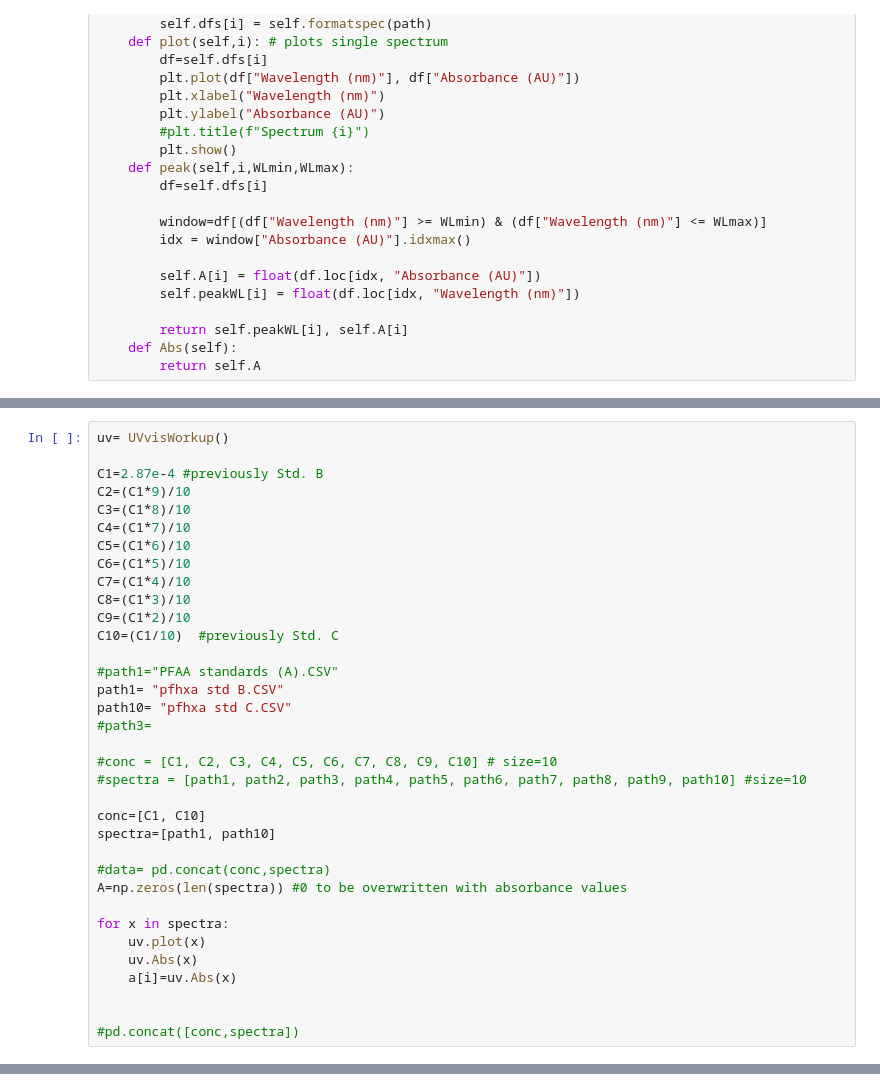
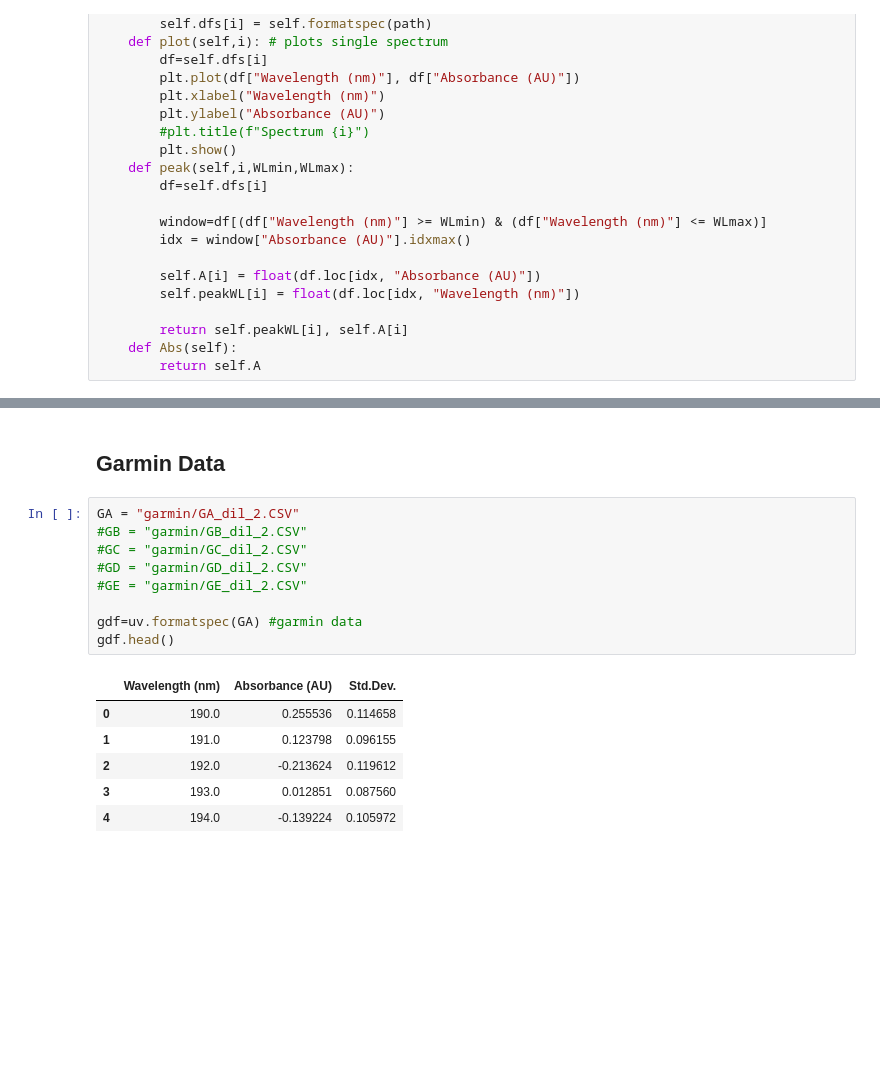
Before and after one commit to lailarainmonroe/CHEM-483, a Jupyter notebook: UV-vis workup func.ipynb, the cells around one changed output, grey strips where cells are left out. Cells and saved outputs as stored; diff of their text form; blank space fills up the shorter version.

```diff
--- a/UV-vis workup func.ipynb
+++ b/UV-vis workup func.ipynb
@@ -149,38 +158,3 @@ R² = 0.99209
 Std error = 3.908e+01
 <function matplotlib.pyplot.plot(*args: 'float | ArrayLike | str', scalex: 'bool' = True, scaley: 'bool' = True, data=None, **kwargs) -> 'list[Line2D]'>
 [figure]
-# %%
-uv= UVvisWorkup()
-
-C1=2.87e-4 #previously Std. B
-C2=(C1*9)/10
-C3=(C1*8)/10
-C4=(C1*7)/10
-C5=(C1*6)/10
-C6=(C1*5)/10
-C7=(C1*4)/10
-C8=(C1*3)/10
-C9=(C1*2)/10
-C10=(C1/10)  #previously Std. C
-
-#path1="PFAA standards (A).CSV"
-path1= "pfhxa std B.CSV"
-path10= "pfhxa std C.CSV"
-#path3=
-
-#conc = [C1, C2, C3, C4, C5, C6, C7, C8, C9, C10] # size=10
-#spectra = [path1, path2, path3, path4, path5, path6, path7, path8, path9, path10] #size=10
-
-conc=[C1, C10]
-spectra=[path1, path10]
-
-#data= pd.concat(conc,spectra)
-A=np.zeros(len(spectra)) #0 to be overwritten with absorbance values
-
-for x in spectra:
-    uv.plot(x)
-    uv.Abs(x)
-    a[i]=uv.Abs(x)
-
-
-#pd.concat([conc,spectra])
@@ -188,0 +185,18 @@ UnicodeDecodeError: 'utf-8' codec can't decode byte 0xff in position 0: invalid
+# %% [markdown]
+## Garmin Data
+# %%
+GA = "garmin/GA_dil_2.CSV"
+#GB = "garmin/GB_dil_2.CSV"
+#GC = "garmin/GC_dil_2.CSV"
+#GD = "garmin/GD_dil_2.CSV"
+#GE = "garmin/GE_dil_2.CSV"
+
+gdf=uv.formatspec(GA) #garmin data
+gdf.head()
+# %% [output]
+|  | Wavelength (nm) | Absorbance (AU) | Std.Dev. |
+| 0 | 190.0 | 0.255536 | 0.114658 |
+| 1 | 191.0 | 0.123798 | 0.096155 |
+| 2 | 192.0 | -0.213624 | 0.119612 |
+| 3 | 193.0 | 0.012851 | 0.087560 |
+| 4 | 194.0 | -0.139224 | 0.105972 |
```
Also changed, not shown: parts of 8 cells of this notebook.
